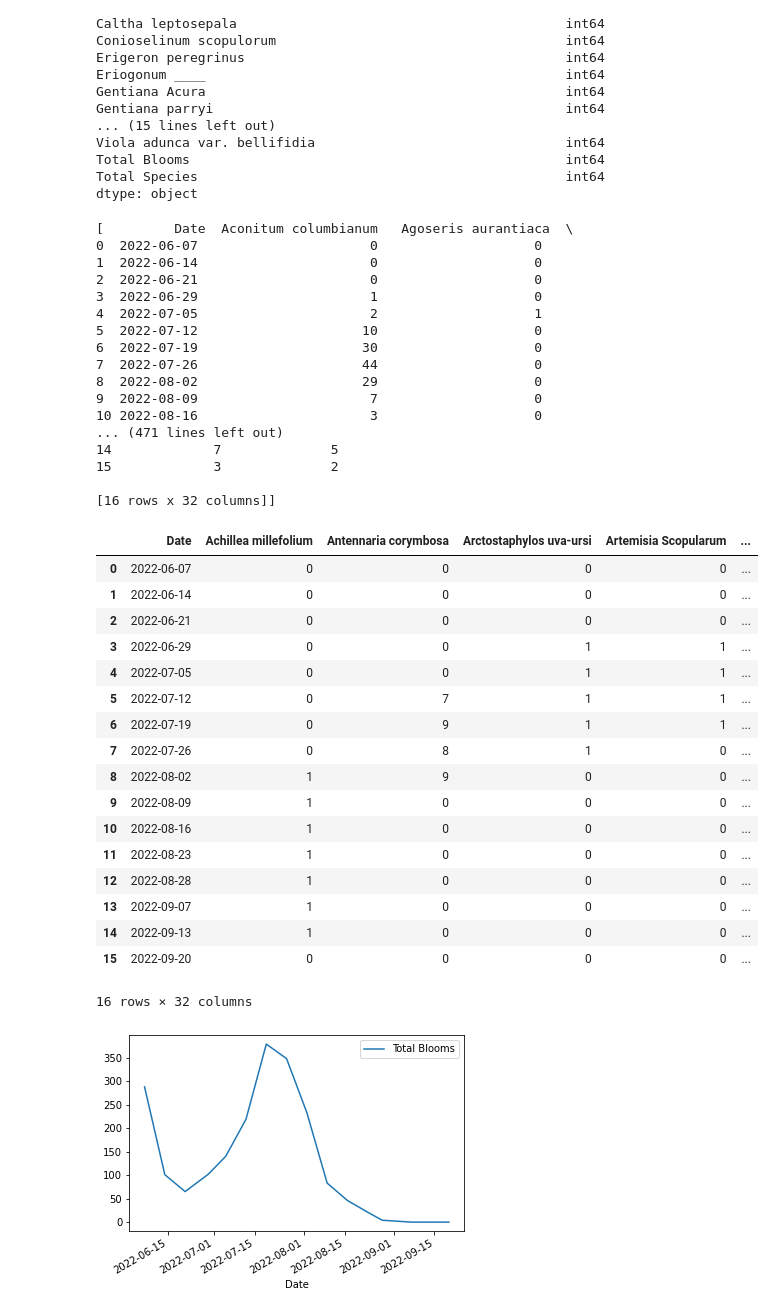
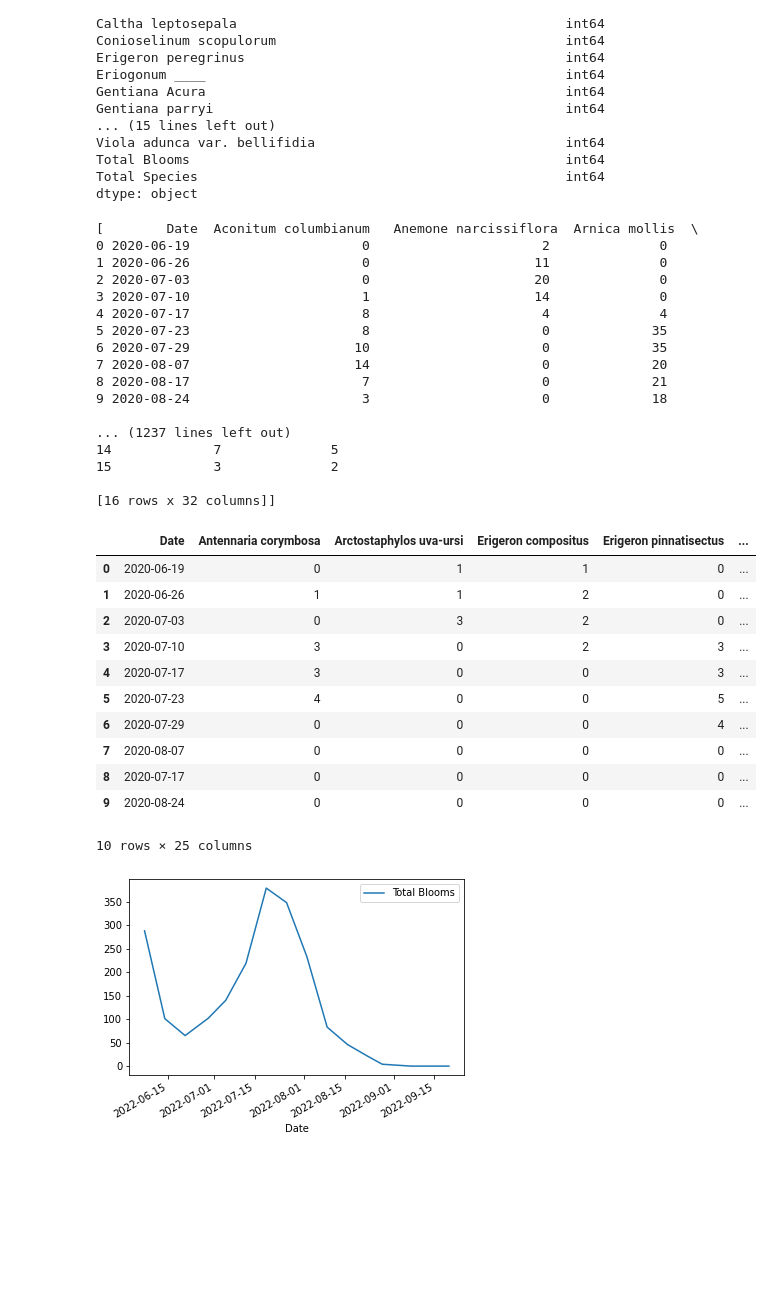
Before and after one commit to emaynard10/Phenology-Analysis, a Jupyter notebook: Import data.ipynb, the cells around one changed output. Saved outputs shown, nothing was run; the diff lists cells and outputs as text; code cells hidden in the pictures; blank space fills up the shorter version.

Commit message:
adding previous years data to imports
making sure clean wx data was most recent version

```diff
--- a/Import data.ipynb
+++ b/Import data.ipynb
@@ -15,0 +16,6 @@ df4 = pd.read_excel(xlsx, 11)
+# %%
+xlsx = pd.ExcelFile('IPF Phenology Data 2022 2.xlsx')
+df1_2020 = pd.read_excel(xlsx, 0)
+df2_2020 = pd.read_excel(xlsx, 3)
+df3_2020 = pd.read_excel(xlsx, 6)
+df4_2020 = pd.read_excel(xlsx, 9)
@@ -133,47 +139,41 @@ def cleaning(dfs):
         x.rename(columns = {'Total Plants Blooming':'Total Blooms'}, inplace=True)
     print(dfs)
 
-dfs = [df1, df2, df3, df4]
+dfs = [df1_2020, df2_2020, df3_2020, df4_2020, df1_2021, df2_2021, df3_2021, df4_2021, df1_2022, df2_2022, df3_2022, df4_2022]
 cleaning(dfs)
 # %% [output]
-[         Date  Aconitum columbianum   Agoseris aurantiaca  \
-0  2022-06-07                      0                    0
-1  2022-06-14                      0                    0
-2  2022-06-21                      0                    0
-3  2022-06-29                      1                    0
-4  2022-07-05                      2                    1
-5  2022-07-12                     10                    0
-6  2022-07-19                     30                    0
-7  2022-07-26                     44                    0
-8  2022-08-02                     29                    0
-9  2022-08-09                      7                    0
-10 2022-08-16                      3                    0
-... (471 lines left out)
+[        Date  Aconitum columbianum   Anemone narcissiflora  Arnica mollis  \
+0 2020-06-19                      0                      2              0
+1 2020-06-26                      0                     11              0
+2 2020-07-03                      0                     20              0
+3 2020-07-10                      1                     14              0
+4 2020-07-17                      8                      4              4
+5 2020-07-23                      8                      0             35
+6 2020-07-29                     10                      0             35
+7 2020-08-07                     14                      0             20
+8 2020-08-17                      7                      0             21
+9 2020-08-24                      3                      0             18
+
+... (1237 lines left out)
 14             7              5
 15             3              2
 
 [16 rows x 32 columns]]
 # %%
-df4
+df4_2020
 # %% [output]
-|  | Date | Achillea millefolium | Antennaria corymbosa | Arctostaphylos uva-ursi | Artemisia Scopularum | ... |
-| 0 | 2022-06-07 | 0 | 0 | 0 | 0 | ... |
-| 1 | 2022-06-14 | 0 | 0 | 0 | 0 | ... |
-| 2 | 2022-06-21 | 0 | 0 | 0 | 0 | ... |
-| 3 | 2022-06-29 | 0 | 0 | 1 | 1 | ... |
-| 4 | 2022-07-05 | 0 | 0 | 1 | 1 | ... |
-| 5 | 2022-07-12 | 0 | 7 | 1 | 1 | ... |
-| 6 | 2022-07-19 | 0 | 9 | 1 | 1 | ... |
-| 7 | 2022-07-26 | 0 | 8 | 1 | 0 | ... |
-| 8 | 2022-08-02 | 1 | 9 | 0 | 0 | ... |
-| 9 | 2022-08-09 | 1 | 0 | 0 | 0 | ... |
-| 10 | 2022-08-16 | 1 | 0 | 0 | 0 | ... |
-| 11 | 2022-08-23 | 1 | 0 | 0 | 0 | ... |
-| 12 | 2022-08-28 | 1 | 0 | 0 | 0 | ... |
-| 13 | 2022-09-07 | 1 | 0 | 0 | 0 | ... |
-| 14 | 2022-09-13 | 1 | 0 | 0 | 0 | ... |
-| 15 | 2022-09-20 | 0 | 0 | 0 | 0 | ... |
+|  | Date | Antennaria corymbosa | Arctostaphylos uva-ursi | Erigeron compositus | Erigeron pinnatisectus | ... |
+| 0 | 2020-06-19 | 0 | 1 | 1 | 0 | ... |
+| 1 | 2020-06-26 | 1 | 1 | 2 | 0 | ... |
+| 2 | 2020-07-03 | 0 | 3 | 2 | 0 | ... |
+| 3 | 2020-07-10 | 3 | 0 | 2 | 3 | ... |
+| 4 | 2020-07-17 | 3 | 0 | 0 | 3 | ... |
+| 5 | 2020-07-23 | 4 | 0 | 0 | 5 | ... |
+| 6 | 2020-07-29 | 0 | 0 | 0 | 4 | ... |
+| 7 | 2020-08-07 | 0 | 0 | 0 | 0 | ... |
+| 8 | 2020-07-17 | 0 | 0 | 0 | 0 | ... |
+| 9 | 2020-08-24 | 0 | 0 | 0 | 0 | ... |
-16 rows × 32 columns
+10 rows × 25 columns
 # %%
 def plotting(dfs):
     for p in dfs:
```
Also changed, not shown: parts of 12 cells of this notebook.
